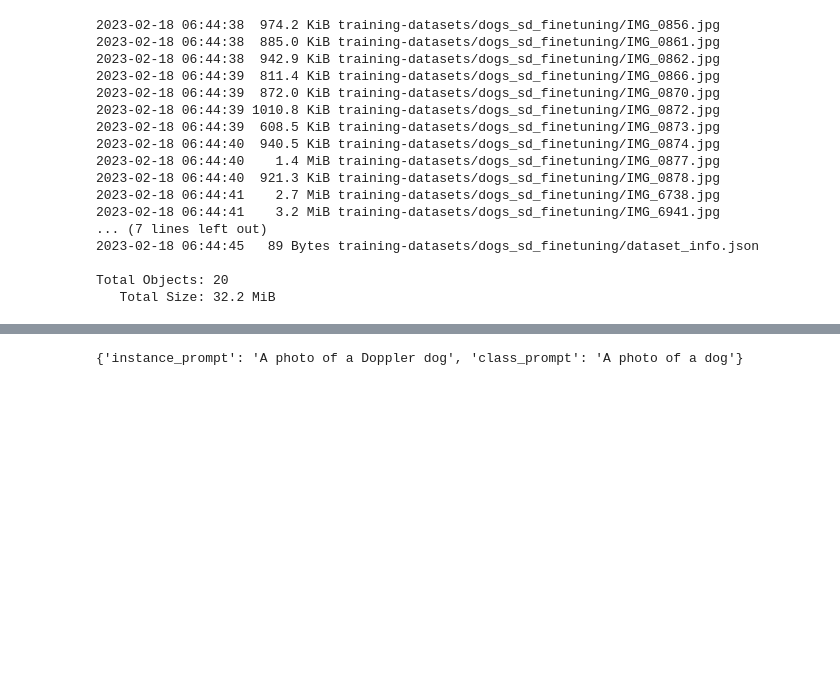
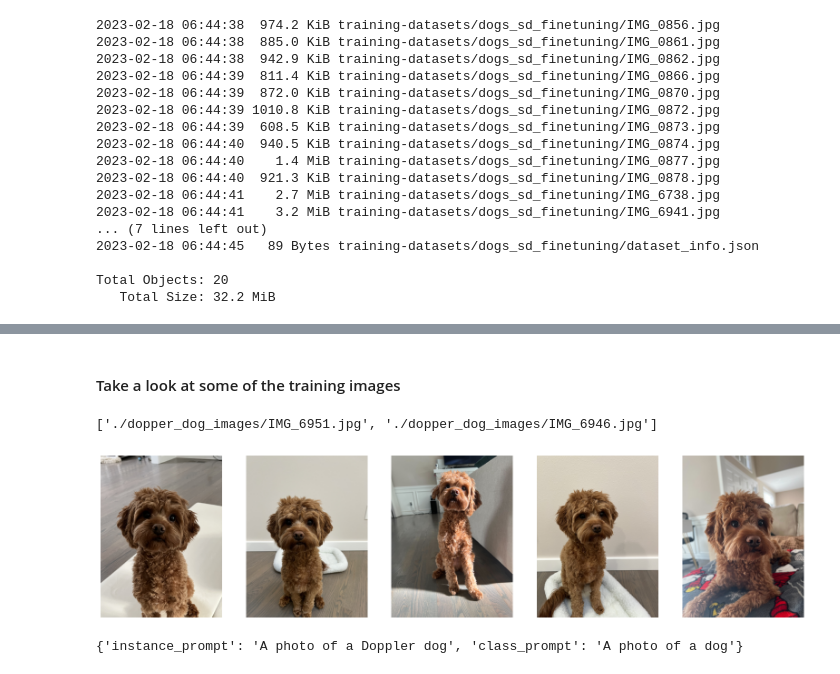
Before and after one commit to rm200h/Generative-AI-Light-Edition, a Jupyter notebook: text-to-image/02-stable-diffusion-finetune.ipynb, the cells around one changed output, grey strips where cells are left out. Cells and saved outputs as stored; diff of their text form; code cells hidden in the pictures; blank space fills up the shorter version.

Commit message:
added time line magic
and code to visualise the data before training the model on it

```diff
--- a/text-to-image/02-stable-diffusion-finetune.ipynb
+++ b/text-to-image/02-stable-diffusion-finetune.ipynb
@@ -181,3 +222,26 @@ Total Objects: 20
+# %% [markdown]
+#### Take a look at some of the training images
+# %%
+import glob
+images = glob.glob('./dopper_dog_images/*.jpg')
+images[:2]
+# %% [output]
+['./dopper_dog_images/IMG_6951.jpg', './dopper_dog_images/IMG_6946.jpg']
+# %%
+import matplotlib.image as mpimg
+
+def plot_images(images, title=None):
+    plt.figure(figsize=(20, 20))
+    for i in range(len(images)):
+        ax = plt.subplot(1, len(images), i + 1)
+        if title is not None:
+            plt.title(title)
+        plt.imshow(mpimg.imread(images[i]))
+        plt.axis("off")
+# %%
+plot_images(images[:5])
+# %% [output]
+[figure, added]
 # %%
 import boto3
 import json
```
Also changed, not shown: parts of 9 cells of this notebook.
